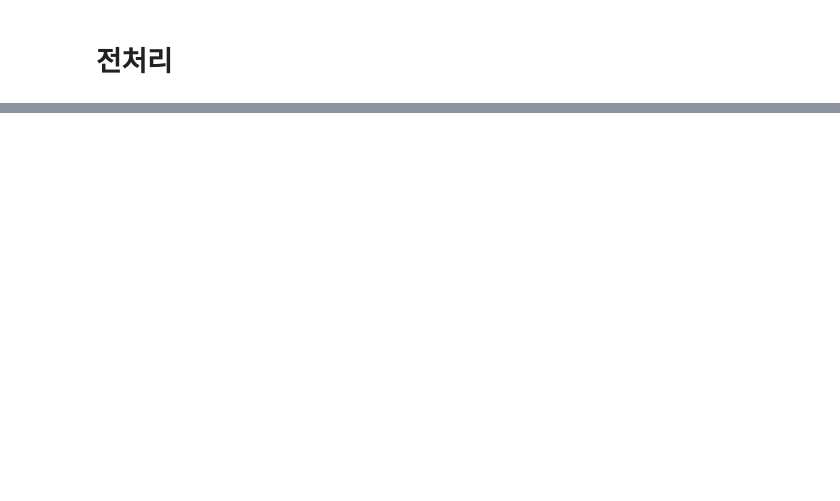
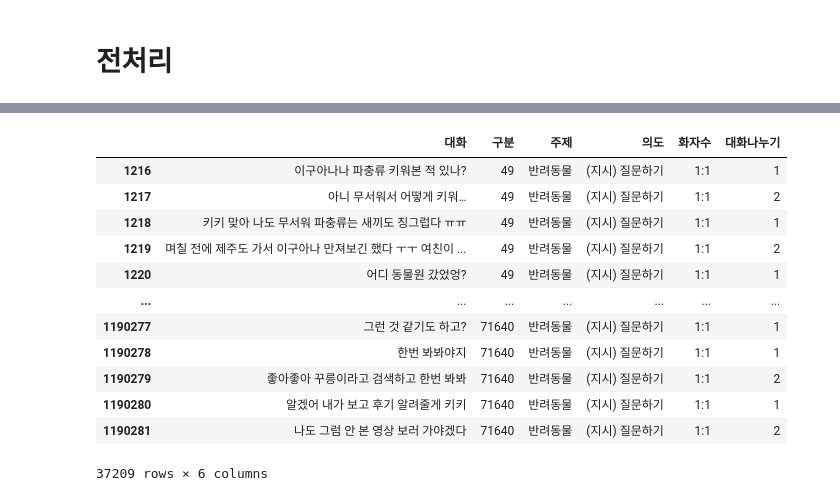
Before and after one commit to seohyun1119/mental-health-chatbot, a Jupyter notebook: chatbot_practice_2.ipynb, the cells around one changed output, grey strips where cells are left out. Saved outputs shown, nothing was run; the diff lists cells and outputs as text; code cells hidden in the pictures; blank space fills up the shorter version.

```diff
--- a/chatbot_practice_2.ipynb
+++ b/chatbot_practice_2.ipynb
@@ -223,0 +452,16 @@ AttributeError: 'DataFrame' object has no attribute 'extend'
+# %%
+df_pet
+# %% [output]
+|  | 대화 | 구분 | 주제 | 의도 | 화자수 | 대화나누기 |
+| 1216 | 이구아나나 파충류 키워본 적 있나? | 49 | 반려동물 | (지시) 질문하기 | 1:1 | 1 |
+| 1217 | 아니 무서워서 어떻게 키워… | 49 | 반려동물 | (지시) 질문하기 | 1:1 | 2 |
+| 1218 | 키키 맞아 나도 무서워 파충류는 새끼도 징그럽다 ㅠㅠ | 49 | 반려동물 | (지시) 질문하기 | 1:1 | 1 |
+| 1219 | 며칠 전에 제주도 가서 이구아나 만져보긴 했다 ㅜㅜ 여친이 ... | 49 | 반려동물 | (지시) 질문하기 | 1:1 | 2 |
+| 1220 | 어디 동물원 갔었엉? | 49 | 반려동물 | (지시) 질문하기 | 1:1 | 1 |
+| ... | ... | ... | ... | ... | ... | ... |
+| 1190277 | 그런 것 같기도 하고? | 71640 | 반려동물 | (지시) 질문하기 | 1:1 | 1 |
+| 1190278 | 한번 봐봐야지 | 71640 | 반려동물 | (지시) 질문하기 | 1:1 | 1 |
+| 1190279 | 좋아좋아 꾸릉이라고 검색하고 한번 봐봐 | 71640 | 반려동물 | (지시) 질문하기 | 1:1 | 2 |
+| 1190280 | 알겠어 내가 보고 후기 알려줄게 키키 | 71640 | 반려동물 | (지시) 질문하기 | 1:1 | 1 |
+| 1190281 | 나도 그럼 안 본 영상 보러 가야겠다 | 71640 | 반려동물 | (지시) 질문하기 | 1:1 | 2 |
+37209 rows × 6 columns
```
Also changed, not shown: parts of 64 cells of this notebook, 1 other file.
